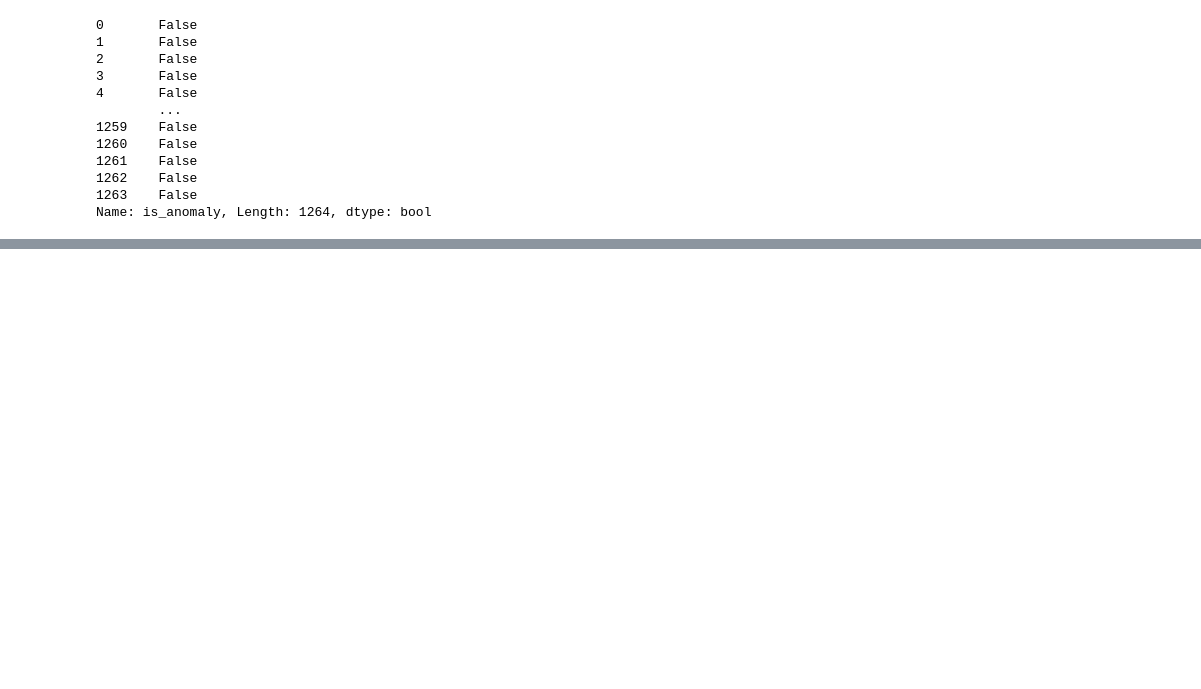
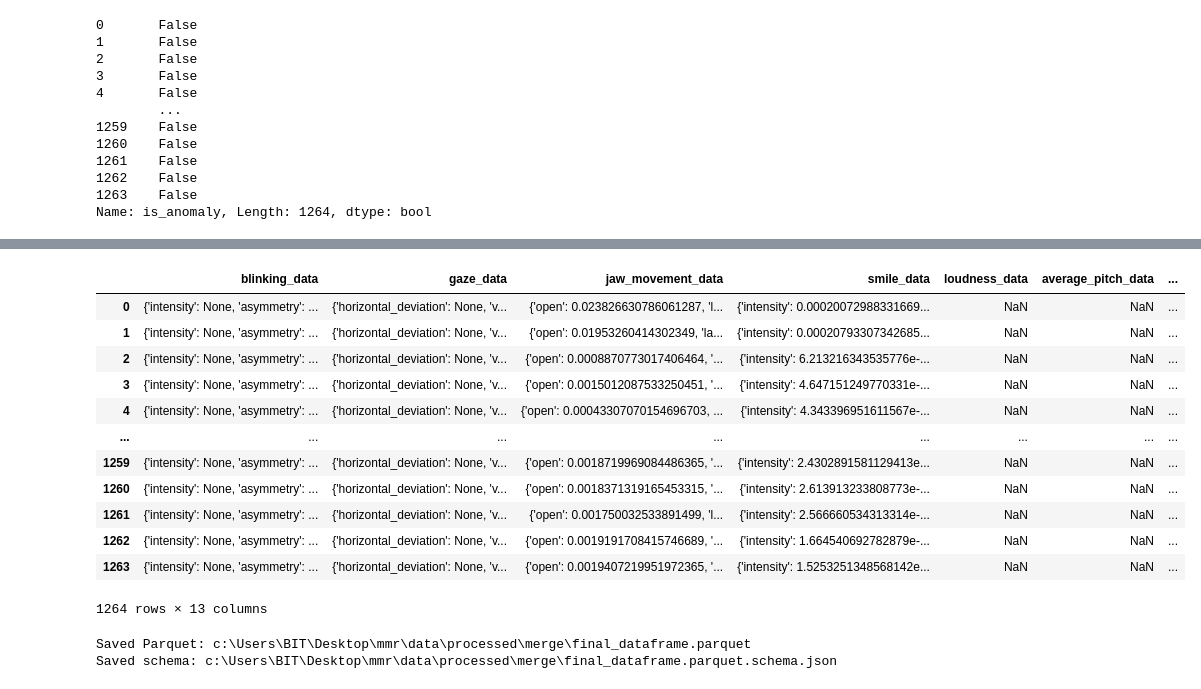
Before and after one commit to Ak62007/Multimodel-Reasoning, a Jupyter notebook: notebooks/parallel_processing.ipynb, the cells around one changed output, grey strips where cells are left out. Cells and saved outputs as stored; diff of their text form; code cells hidden in the pictures; blank space fills up the shorter version.

```diff
--- a/notebooks/parallel_processing.ipynb
+++ b/notebooks/parallel_processing.ipynb
@@ -178,0 +302,24 @@ feature_engineering(mode="evaluation", c_anomalies=c_anomalous)
+# %%
+final_dataframe[['Time', 'words', 'text_concat']] = non_normfe_df[['Time', 'words', 'text_concat']]
+# %%
+final_dataframe
+# %% [output]
+|  | blinking_data | gaze_data | jaw_movement_data | smile_data | loudness_data | average_pitch_data | ... |
+| 0 | {'intensity': None, 'asymmetry': ... | {'horizontal_deviation': None, 'v... | {'open': 0.023826630786061287, 'l... | {'intensity': 0.00020072988331669... | NaN | NaN | ... |
+| 1 | {'intensity': None, 'asymmetry': ... | {'horizontal_deviation': None, 'v... | {'open': 0.01953260414302349, 'la... | {'intensity': 0.00020793307342685... | NaN | NaN | ... |
+| 2 | {'intensity': None, 'asymmetry': ... | {'horizontal_deviation': None, 'v... | {'open': 0.0008870773017406464, '... | {'intensity': 6.213216343535776e-... | NaN | NaN | ... |
+| 3 | {'intensity': None, 'asymmetry': ... | {'horizontal_deviation': None, 'v... | {'open': 0.0015012087533250451, '... | {'intensity': 4.647151249770331e-... | NaN | NaN | ... |
+| 4 | {'intensity': None, 'asymmetry': ... | {'horizontal_deviation': None, 'v... | {'open': 0.00043307070154696703, ... | {'intensity': 4.343396951611567e-... | NaN | NaN | ... |
+| ... | ... | ... | ... | ... | ... | ... | ... |
+| 1259 | {'intensity': None, 'asymmetry': ... | {'horizontal_deviation': None, 'v... | {'open': 0.0018719969084486365, '... | {'intensity': 2.4302891581129413e... | NaN | NaN | ... |
+| 1260 | {'intensity': None, 'asymmetry': ... | {'horizontal_deviation': None, 'v... | {'open': 0.0018371319165453315, '... | {'intensity': 2.613913233808773e-... | NaN | NaN | ... |
+| 1261 | {'intensity': None, 'asymmetry': ... | {'horizontal_deviation': None, 'v... | {'open': 0.001750032533891499, 'l... | {'intensity': 2.566660534313314e-... | NaN | NaN | ... |
+| 1262 | {'intensity': None, 'asymmetry': ... | {'horizontal_deviation': None, 'v... | {'open': 0.0019191708415746689, '... | {'intensity': 1.664540692782879e-... | NaN | NaN | ... |
+| 1263 | {'intensity': None, 'asymmetry': ... | {'horizontal_deviation': None, 'v... | {'open': 0.0019407219951972365, '... | {'intensity': 1.5253251348568142e... | NaN | NaN | ... |
+1264 rows × 13 columns
+# %%
+path = project_root / "data" / "processed" / "merge" / "final_dataframe.parquet"
+save_df_parquet_safe(df=final_dataframe, path=str(path))
+# %% [output]
+Saved Parquet: c:\Users\BIT\Desktop\mmr\data\processed\merge\final_dataframe.parquet
+Saved schema: c:\Users\BIT\Desktop\mmr\data\processed\merge\final_dataframe.parquet.schema.json
```
Also changed, not shown: parts of 20 cells of this notebook, 2 other files.
